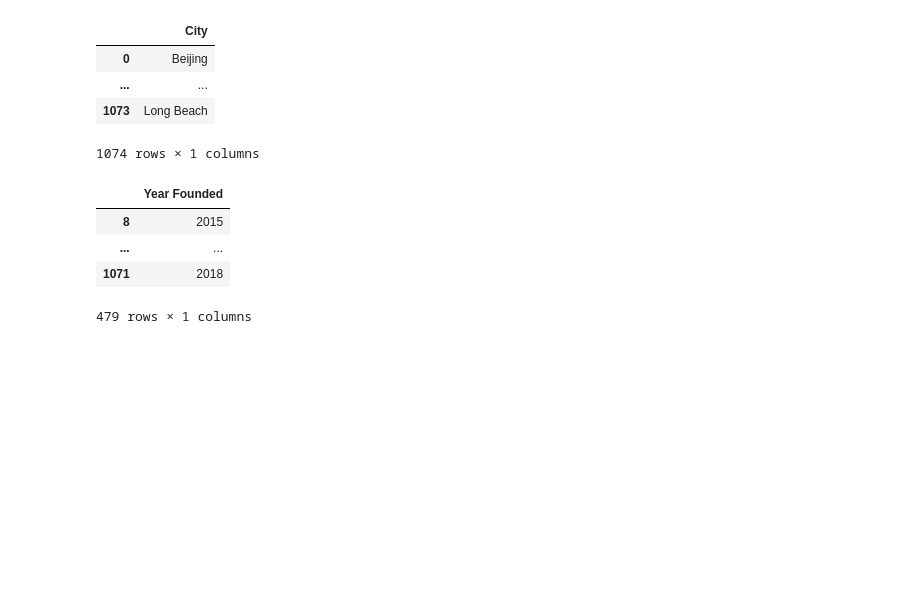
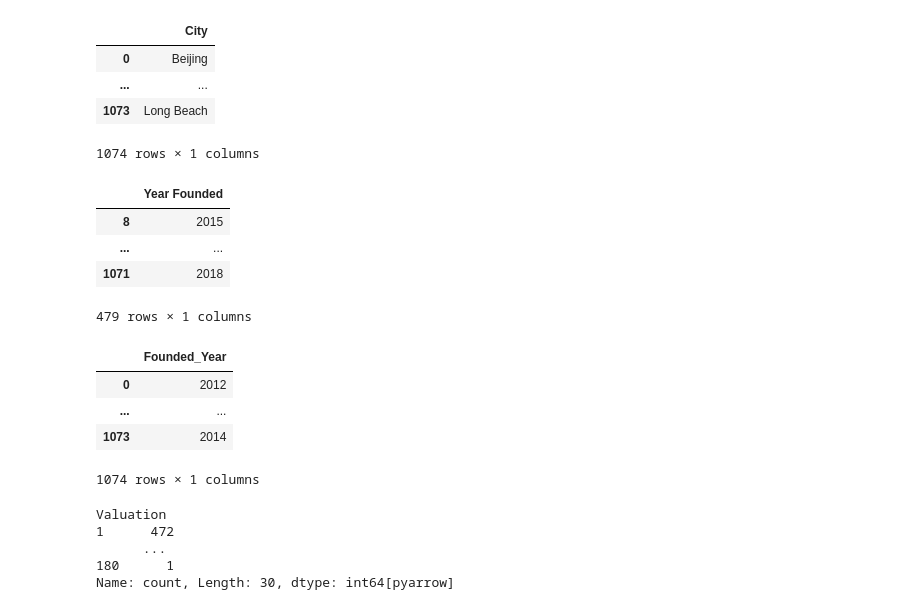
Before and after one commit to nurgelli/statistics_in_python, a Jupyter notebook: data_analysis/data_with_pandas.ipynb, the cells around one changed output. Cells and saved outputs as stored; diff of their text form; code cells hidden in the pictures; blank space fills up the shorter version.

```diff
--- a/data_analysis/data_with_pandas.ipynb
+++ b/data_analysis/data_with_pandas.ipynb
@@ -344,3 +344,27 @@ with pd.option_context('display.max_rows', 10, 'display.max_columns',4):
 | ... | ... |
 | 1071 | 2018 |
 479 rows × 1 columns
+# %%
+(df
+ .rename(columns=lambda name: name.replace('Year Founded', 'Founded_Year'))
+ .filter(like='Year')
+)
+# %% [output]
+|  | Founded_Year |
+| 0 | 2012 |
+| ... | ... |
+| 1073 | 2014 |
+1074 rows × 1 columns
+# %%
+(df
+ ['Valuation']
+ .clip(upper=df['Year Founded'].max())
+ .value_counts()
+#  .sort_index(ascending=True)
+ )
+# %% [output]
+Valuation
+1      472
+      ...
+180      1
+Name: count, Length: 30, dtype: int64[pyarrow]
```
